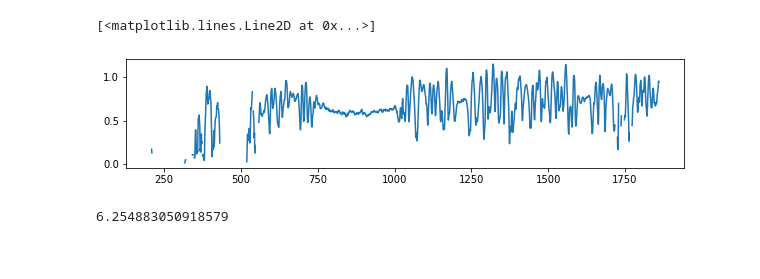
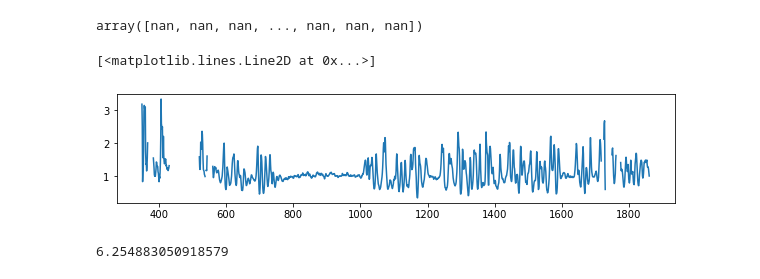
Before and after one commit to wangjk321/HiC1Dmetrics, a Jupyter notebook: ForTest.ipynb, the cells around one changed output. Cells and saved outputs as stored; diff of their text form; code cells hidden in the pictures.

```diff
--- a/ForTest.ipynb
+++ b/ForTest.ipynb
@@ -12,15 +12,19 @@ import pandas as pd
 from sklearn import preprocessing
 cmap2= LinearSegmentedColormap.from_list("custom2",['#1310cc', '#FFFFFF', '#d10a3f'])
 # %%
-ss =InsulationScore("test_data/Control_1/observed.KR.chr21.matrix.gz",25000,"chr21")
+ss =ContrastIndex("test_data/Control_1/observed.KR.chr21.matrix.gz",25000,"chr21",useNA=True)
 rawMT=ss.matrix
+# %%
+ss.blankarray
+# %% [output]
+array([nan, nan, nan, ..., nan, nan, nan])
 # %%
-is1 = ss.getIS().InsulationScore
+is1 = ss.getCI().ContrastIndex
 plt.figure(figsize=(10,2))
 plt.plot(is1)
 # %% [output]
 [<matplotlib.lines.Line2D at 0x...>]
-[figure, old version]
+[figure, new version]
 # %%
 allzero = ss.matrix.sum(axis=1) ==0
 notallzeroindex = np.array(range(ss.matrix_shape))[~allzero]
```
Also changed, not shown: parts of 3 cells of this notebook, 1 other file.
